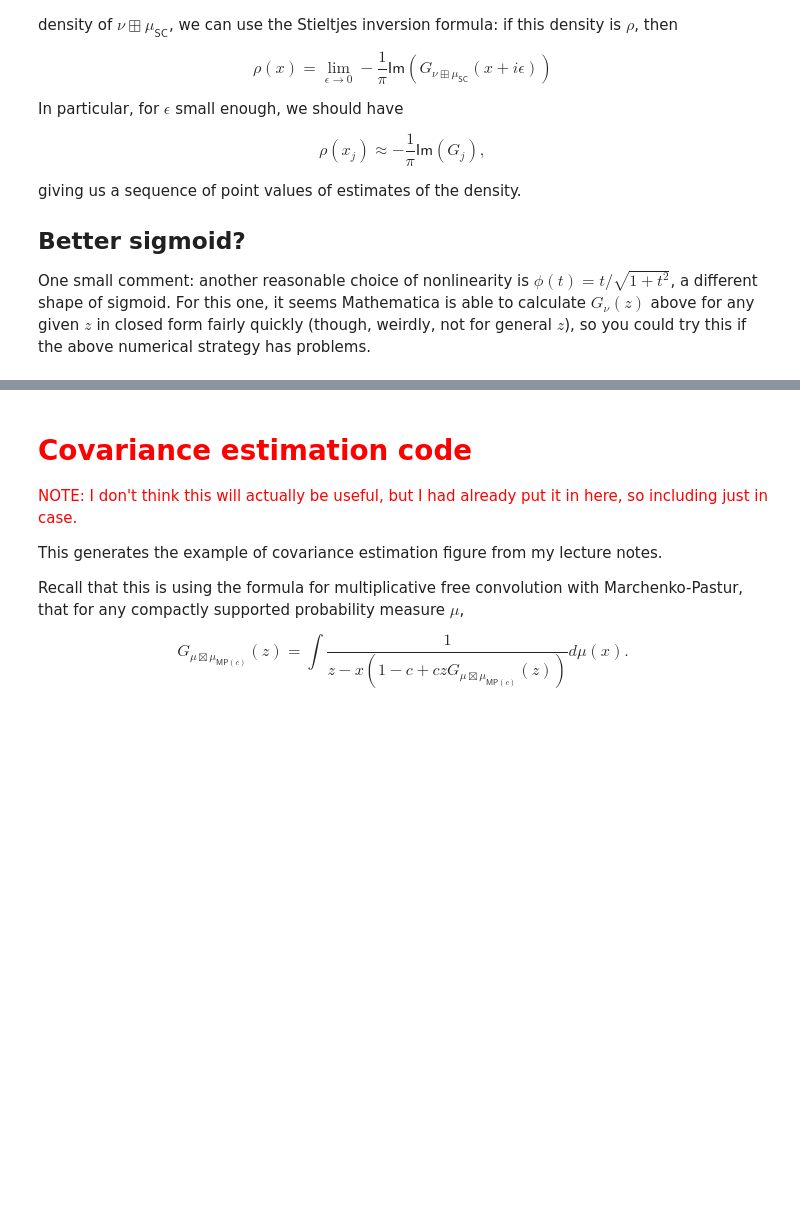
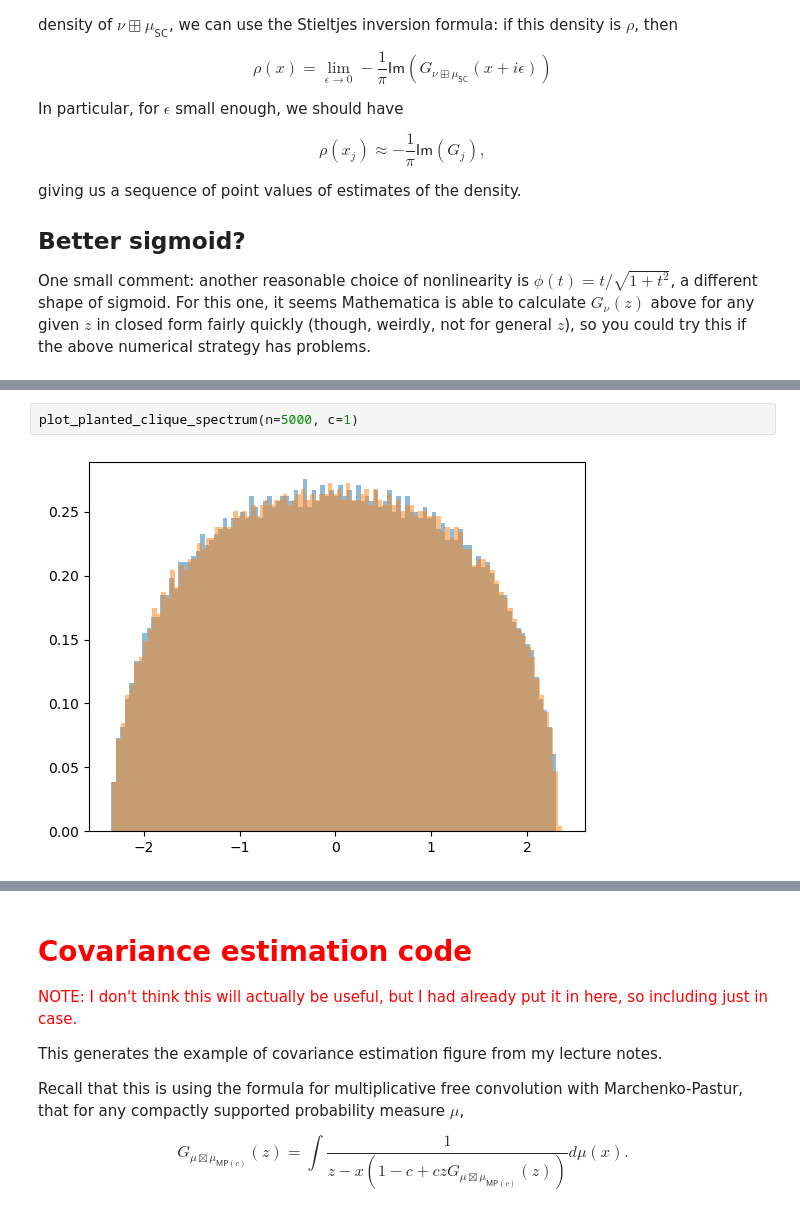
Before and after one commit to yuxinma98/NonlinearLaplacian, a Jupyter notebook: ipynb/Sketch of tanh(D) + A eigenvalues on ER graph prediction.ipynb, the cells around one changed output, grey strips where cells are left out. Cells and saved outputs as stored; diff of their text form; blank space fills up the shorter version.

```diff
--- a/ipynb/Sketch of tanh(D) + A eigenvalues on ER graph prediction.ipynb
+++ b/ipynb/Sketch of tanh(D) + A eigenvalues on ER graph prediction.ipynb
@@ -153,0 +186,4 @@ plt.plot(zs_x, rho, label=f"a=1, b=1/2")
+# %%
+plot_planted_clique_spectrum(n=5000, c=1)
+# %% [output]
+[figure, added]
```
Also changed, not shown: parts of 15 cells of this notebook.
